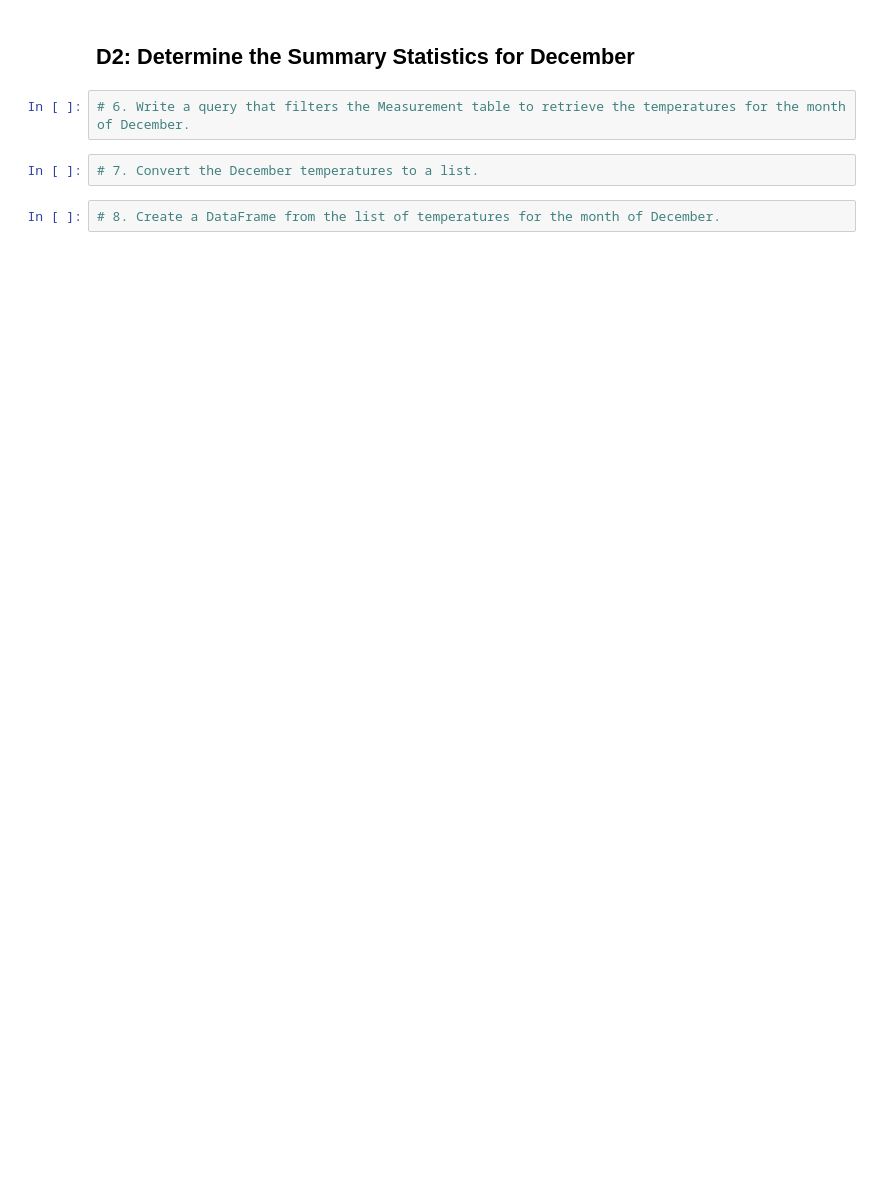
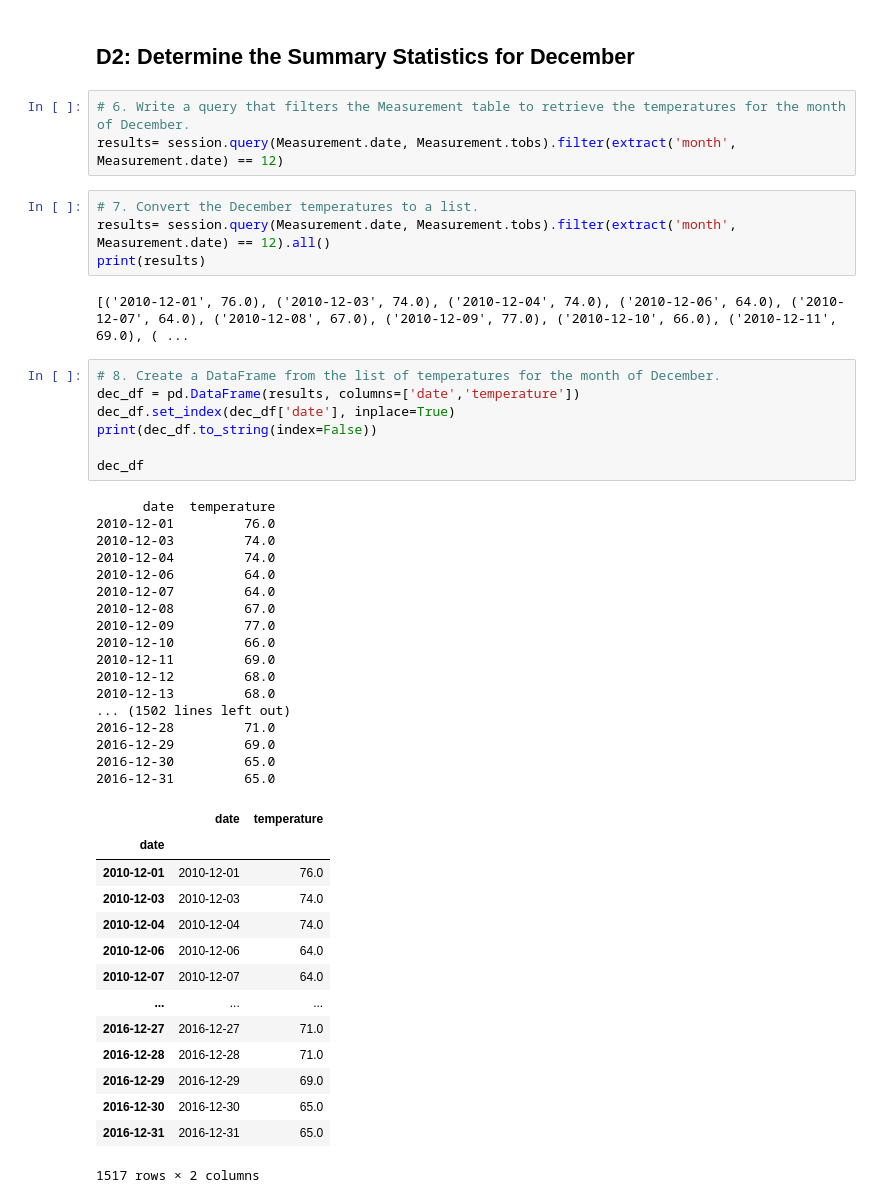
Before and after one commit to Csstndly/Surfs_Up, a Jupyter notebook: SurfsUp_Challenge.ipynb, the cells around one changed output. Cells and saved outputs as stored; diff of their text form; blank space fills up the shorter version.

```diff
--- a/SurfsUp_Challenge.ipynb
+++ b/SurfsUp_Challenge.ipynb
@@ -102,9 +91,51 @@ df.describe()
 ## D2: Determine the Summary Statistics for December
 # %%
 # 6. Write a query that filters the Measurement table to retrieve the temperatures for the month of December.
+results= session.query(Measurement.date, Measurement.tobs).filter(extract('month', Measurement.date) == 12)
 # %%
 # 7. Convert the December temperatures to a list.
+results= session.query(Measurement.date, Measurement.tobs).filter(extract('month', Measurement.date) == 12).all()
+print(results)
+# %% [output]
+[('2010-12-01', 76.0), ('2010-12-03', 74.0), ('2010-12-04', 74.0), ('2010-12-06', 64.0), ('2010-12-07', 64.0), ('2010-12-08', 67.0), ('2010-12-09', 77.0), ('2010-12-10', 66.0), ('2010-12-11', 69.0), ( ...
 # %%
 # 8. Create a DataFrame from the list of temperatures for the month of December.
+dec_df = pd.DataFrame(results, columns=['date','temperature'])
+dec_df.set_index(dec_df['date'], inplace=True)
+print(dec_df.to_string(index=False))
+
+dec_df
+# %% [output]
+      date  temperature
+2010-12-01         76.0
+2010-12-03         74.0
+2010-12-04         74.0
+2010-12-06         64.0
+2010-12-07         64.0
+2010-12-08         67.0
+2010-12-09         77.0
+2010-12-10         66.0
+2010-12-11         69.0
+2010-12-12         68.0
+2010-12-13         68.0
+... (1502 lines left out)
+2016-12-28         71.0
+2016-12-29         69.0
+2016-12-30         65.0
+2016-12-31         65.0
+|  | date | temperature |
+| date |  |  |
+| 2010-12-01 | 2010-12-01 | 76.0 |
+| 2010-12-03 | 2010-12-03 | 74.0 |
+| 2010-12-04 | 2010-12-04 | 74.0 |
+| 2010-12-06 | 2010-12-06 | 64.0 |
+| 2010-12-07 | 2010-12-07 | 64.0 |
+| ... | ... | ... |
+| 2016-12-27 | 2016-12-27 | 71.0 |
+| 2016-12-28 | 2016-12-28 | 71.0 |
+| 2016-12-29 | 2016-12-29 | 69.0 |
+| 2016-12-30 | 2016-12-30 | 65.0 |
+| 2016-12-31 | 2016-12-31 | 65.0 |
+1517 rows × 2 columns
 # %%
 # 9. Calculate and print out the summary statistics for the Decemeber temperature DataFrame.
```
Also changed, not shown: parts of 3 cells of this notebook.
